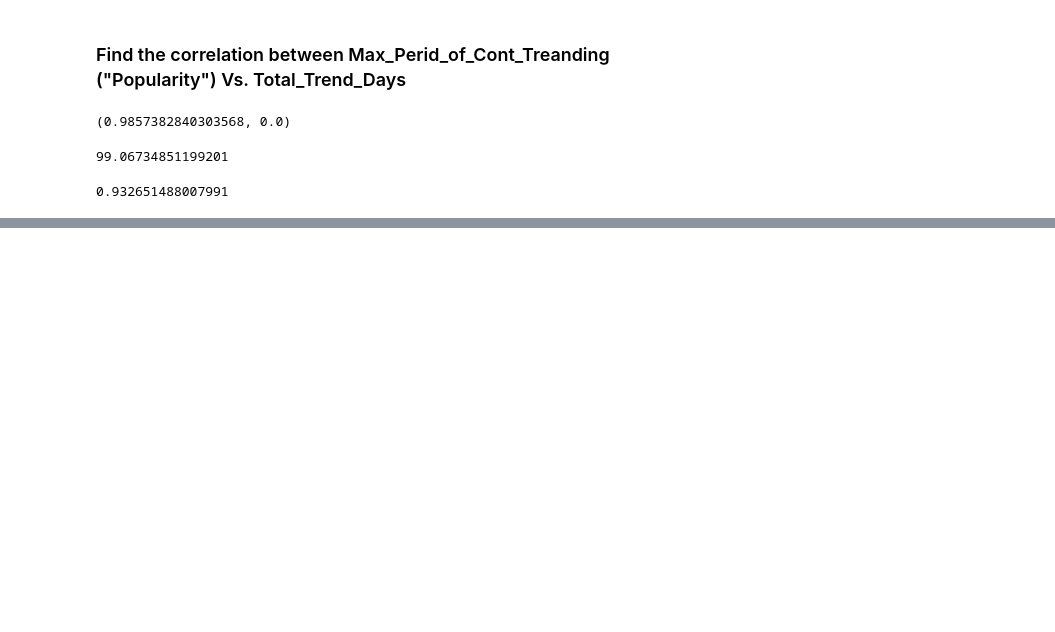
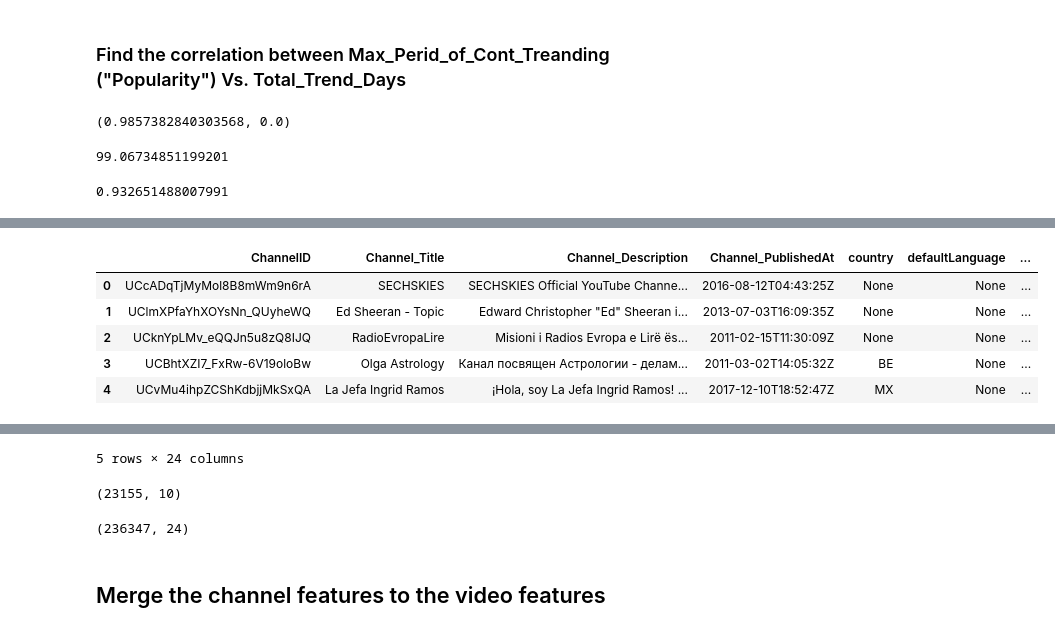
Before and after one commit to bnarath/YouTube_Trending, a Jupyter notebook: youtube-trending/Code/youtube_trending.ipynb, the cells around one changed output, grey strips where cells are left out. Cells and saved outputs as stored; diff of their text form; code cells hidden in the pictures; blank space fills up the shorter version.

```diff
--- a/youtube-trending/Code/youtube_trending.ipynb
+++ b/youtube-trending/Code/youtube_trending.ipynb
@@ -494,0 +578,14 @@ Video_DF[Video_DF['video_id']=='1Aoc-cd9eYs']
+# %%
+Channel_features_DF = pd.read_pickle("../Data/Channel_API_RETRIEVED_DATA.pkl")
+# %%
+Channel_features_DF.head()
+New_Video_DF.head()
+Channel_features_DF.shape
+New_Video_DF.shape
+# %% [output]
+|  | ChannelID | Channel_Title | Channel_Description | Channel_PublishedAt | country | defaultLanguage | ... |
+| 0 | UCcADqTjMyMol8B8mWm9n6rA | SECHSKIES | SECHSKIES Official YouTube Channe... | 2016-08-12T04:43:25Z | None | None | ... |
+| 1 | UClmXPfaYhXOYsNn_QUyheWQ | Ed Sheeran - Topic | Edward Christopher "Ed" Sheeran i... | 2013-07-03T16:09:35Z | None | None | ... |
+| 2 | UCknYpLMv_eQQJn5u8zQ8IJQ | RadioEvropaLire | Misioni i Radios Evropa e Lirë ës... | 2011-02-15T11:30:09Z | None | None | ... |
+| 3 | UCBhtXZI7_FxRw-6V19oloBw | Olga Astrology | Канал посвящен Астрологии - делам... | 2011-03-02T14:05:32Z | BE | None | ... |
+| 4 | UCvMu4ihpZCShKdbjjMkSxQA | La Jefa Ingrid Ramos | ¡Hola, soy La Jefa Ingrid Ramos! ... | 2017-12-10T18:52:47Z | MX | None | ... |
@@ -494,0 +598,5 @@ Video_DF[Video_DF['video_id']=='1Aoc-cd9eYs']
+5 rows × 24 columns
+(23155, 10)
+(236347, 24)
+# %% [markdown]
+## Merge the channel features to the video features
```
Also changed, not shown: parts of 40 cells of this notebook, 4 other files.
